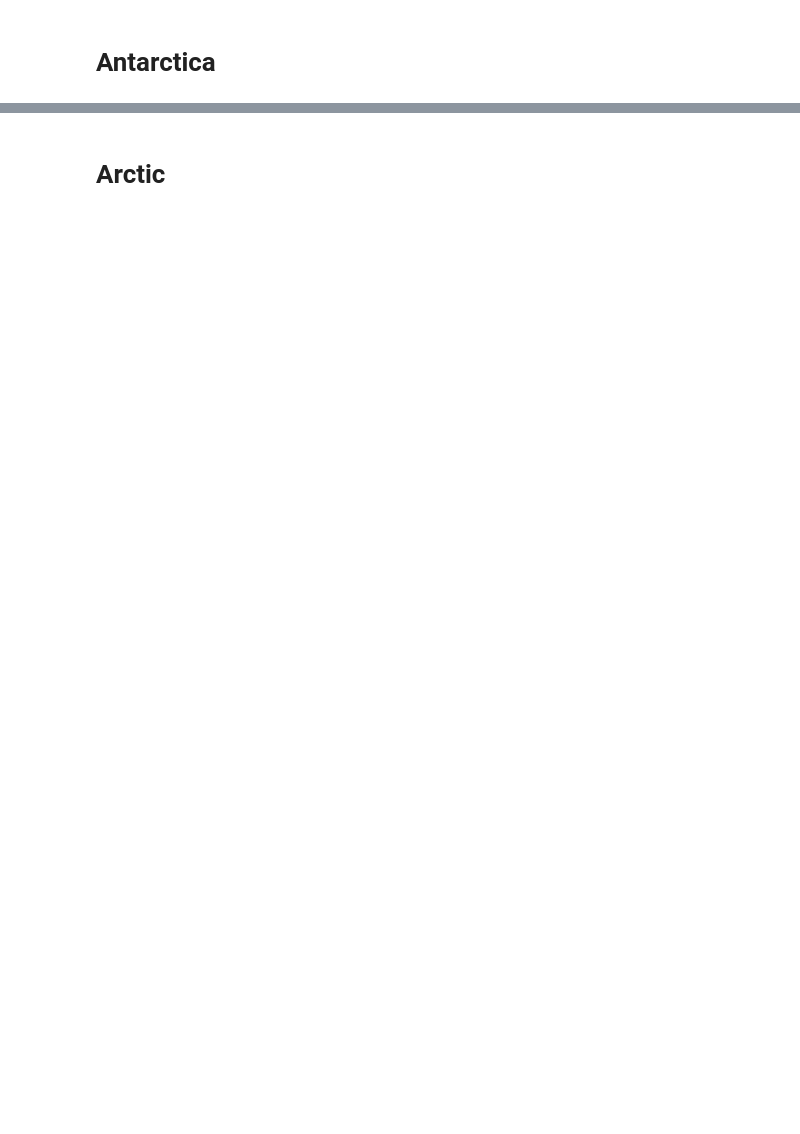
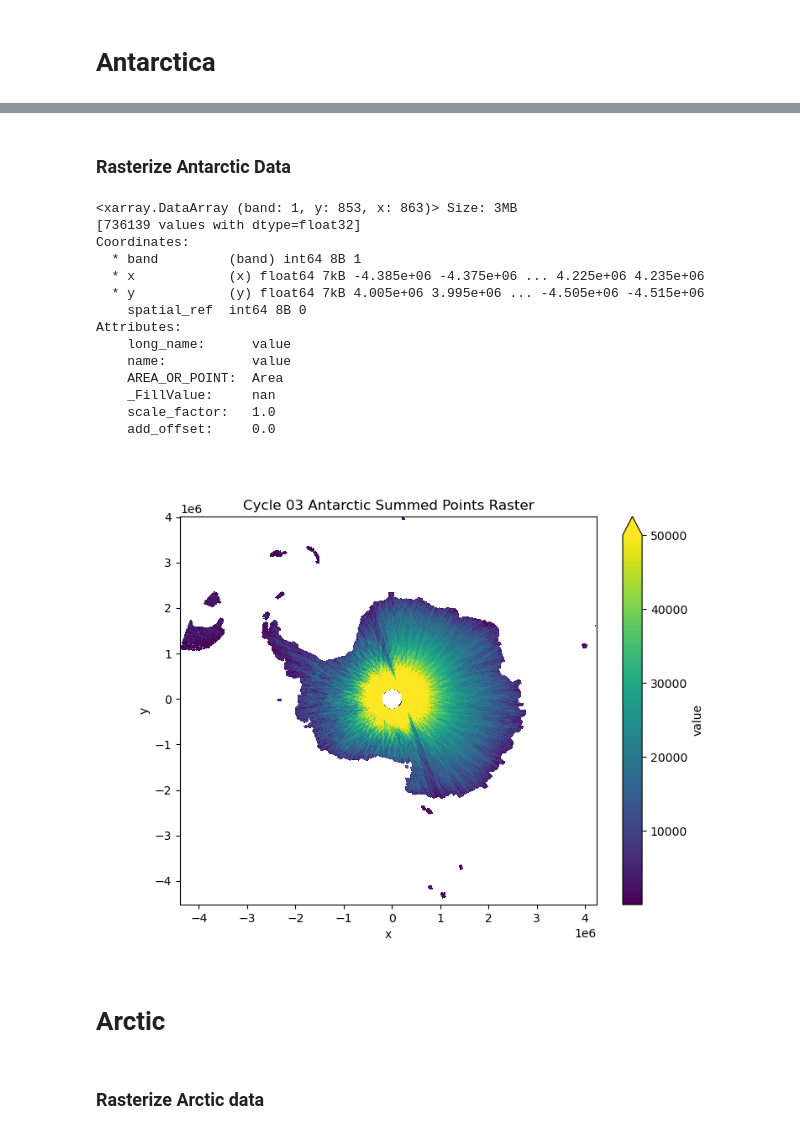
Before and after one commit to ICESAT-2HackWeek/infinite_access, a Jupyter notebook: contributors/cjense/plot_icesat2_pointdata.ipynb, the cells around one changed output, grey strips where cells are left out. Drawn from its saved outputs; the diff is of its cells as text; code cells hidden in the pictures; blank space fills up the shorter version.

```diff
--- a/contributors/cjense/plot_icesat2_pointdata.ipynb
+++ b/contributors/cjense/plot_icesat2_pointdata.ipynb
@@ -47,0 +55,2 @@ plt.savefig(f'./Figures/cycle_{cycle_num}_atl06_antarctic_point_numbers.png', dp
+# %% [markdown]
+### Rasterize Antarctic Data
@@ -48,3 +77,30 @@ plt.savefig(f'./Figures/cycle_{cycle_num}_atl06_antarctic_point_numbers.png', dp
+# %%
+# Open your raster
+da = rxr.open_rasterio(f"./cycle_{cycle_num}_atl06_antarctic_point_numbers.tif")
+
+print(da)
+
+# Plot the raster (first band if single-band)
+plt.figure(figsize=(8,6))
+da.plot(cmap="viridis", vmax=50000)
+plt.title(f"Cycle {cycle_num} Antarctic Summed Points Raster")
+plt.show()
+# %% [output]
+<xarray.DataArray (band: 1, y: 853, x: 863)> Size: 3MB
+[736139 values with dtype=float32]
+Coordinates:
+  * band         (band) int64 8B 1
+  * x            (x) float64 7kB -4.385e+06 -4.375e+06 ... 4.225e+06 4.235e+06
+  * y            (y) float64 7kB 4.005e+06 3.995e+06 ... -4.505e+06 -4.515e+06
+    spatial_ref  int64 8B 0
+Attributes:
+    long_name:      value
+    name:           value
+    AREA_OR_POINT:  Area
+    _FillValue:     nan
+    scale_factor:   1.0
+    add_offset:     0.0
+[figure, added]
 # %% [markdown]
 # Arctic
 # %%
@@ -82,3 +138,5 @@ plt.title(f"Cycle {cycle_num} IceSat-2 Points")
 plt.show()
 
 plt.savefig(f'./Figures/cycle_{cycle_num}_arctic_point_numbers.png', dpi=300)
+# %% [markdown]
+### Rasterize Arctic data
```
Also changed, not shown: parts of 8 cells of this notebook, 6 other files.
